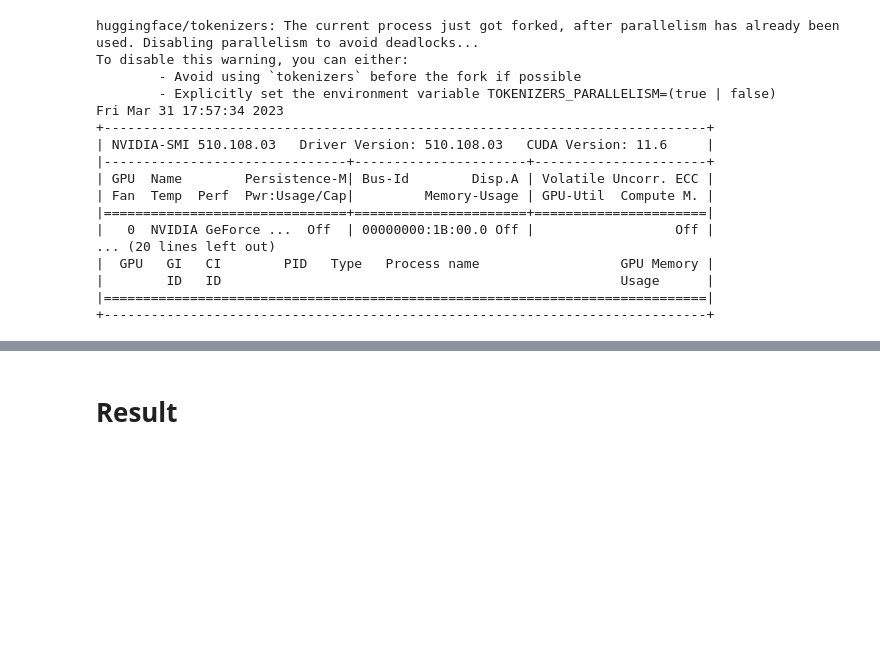
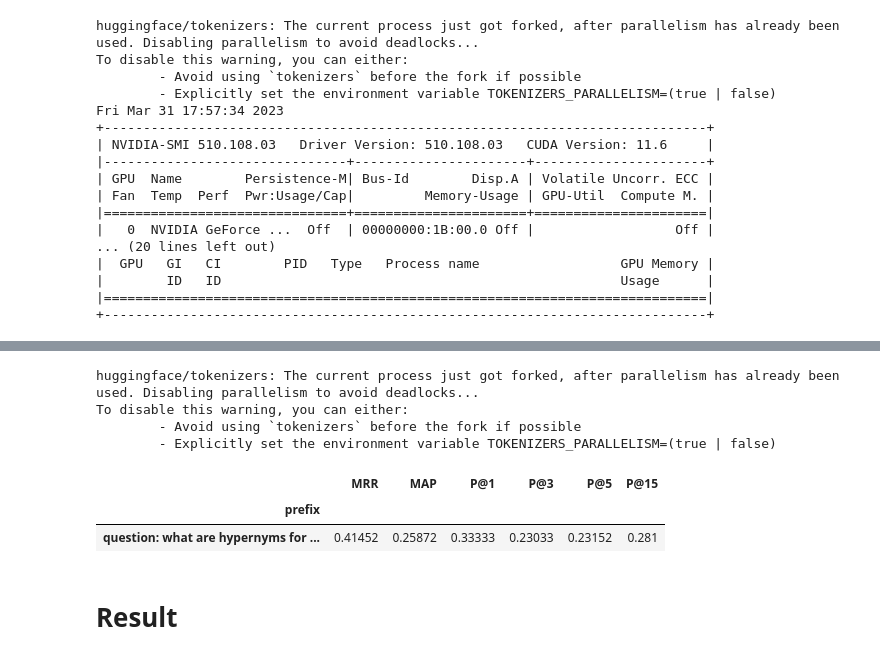
Before and after one commit to JuliaKudryavtseva/nlp, a Jupyter notebook: prefix/different_prefix.ipynb, the cells around one changed output, grey strips where cells are left out. Cells and saved outputs as stored; diff of their text form; code cells hidden in the pictures; blank space fills up the shorter version.

```diff
--- a/prefix/different_prefix.ipynb
+++ b/prefix/different_prefix.ipynb
@@ -797,0 +841,18 @@ Fri Mar 31 17:57:34 2023
+# %%
+f = io.StringIO()
+with redirect_stdout(f):
+    !python scorer.py /home/jovyan/work/SemEval2018-Task9/test/gold/1A.english.test.gold.txt test_pred_en_QAnospliter.txt
+
+
+_std_out = f.getvalue()
+_std_out = _std_out  + 'question: what are hypernyms for hyponym [CHILD] ? answer: [PARENTS]'
+QA_tablenoSpliter = answers(_std_out)
+QA_tablenoSpliter
+# %% [output]
+huggingface/tokenizers: The current process just got forked, after parallelism has already been used. Disabling parallelism to avoid deadlocks...
+To disable this warning, you can either:
+        - Avoid using `tokenizers` before the fork if possible
+        - Explicitly set the environment variable TOKENIZERS_PARALLELISM=(true | false)
+|  | MRR | MAP | P@1 | P@3 | P@5 | P@15 |
+| prefix |  |  |  |  |  |  |
+| question: what are hypernyms for ... | 0.41452 | 0.25872 | 0.33333 | 0.23033 | 0.23152 | 0.281 |
```
Also changed, not shown: parts of 20 cells of this notebook, 15 other files.
